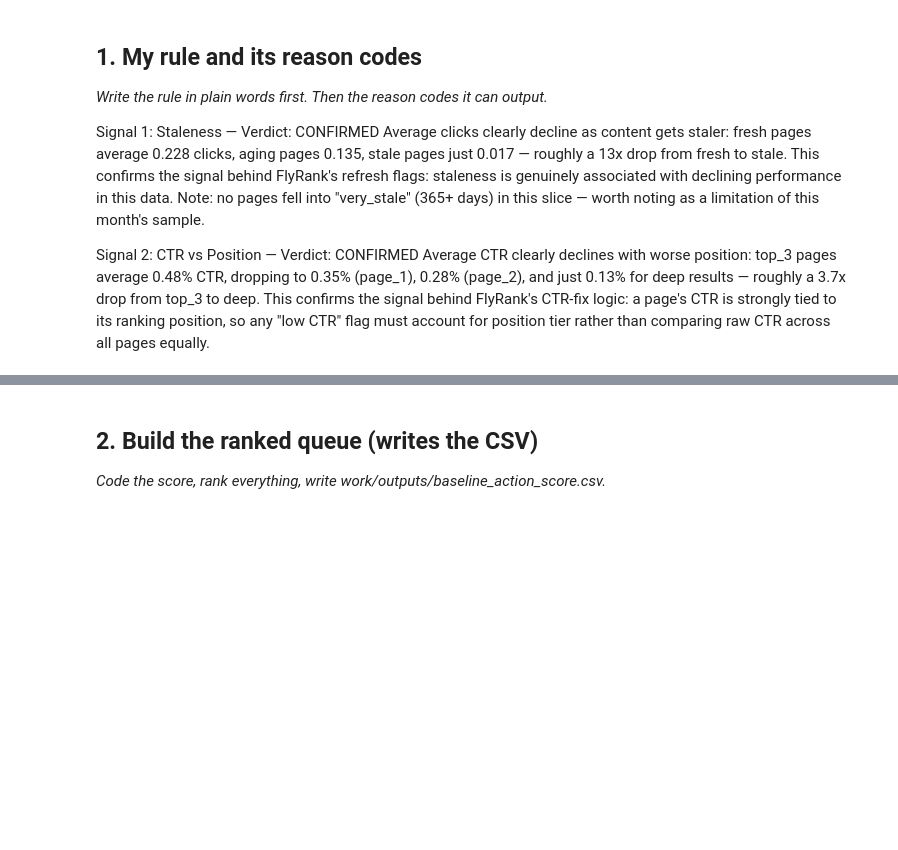
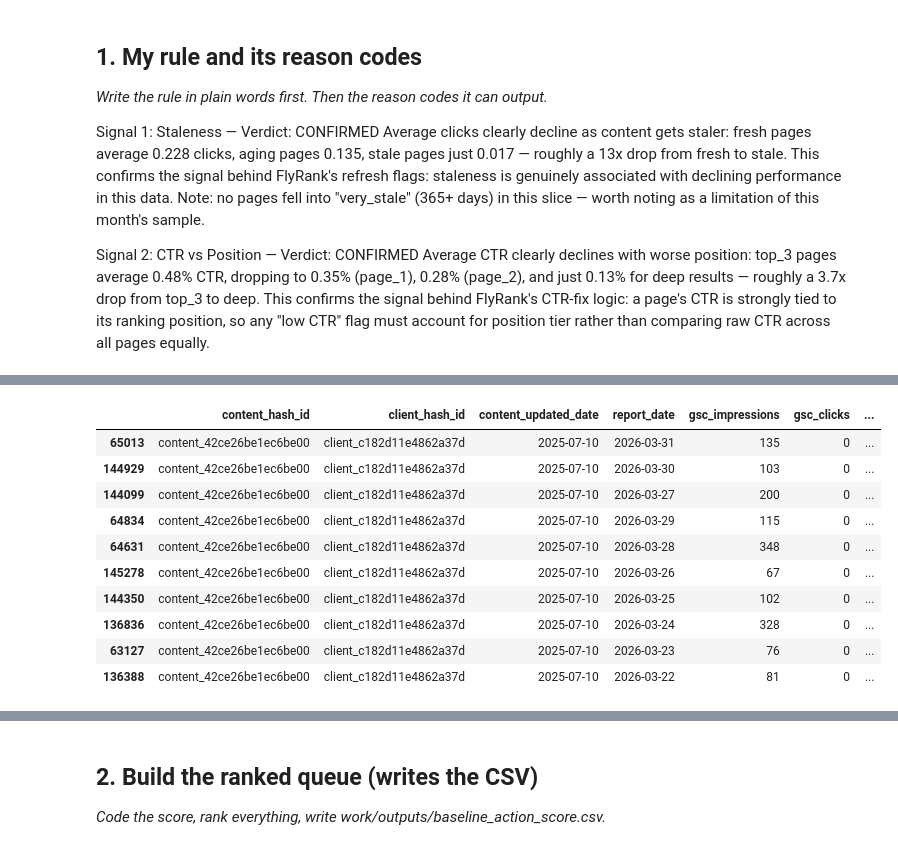
Before and after one commit to codingsheep17/flyrank-ml-internship, a Jupyter notebook: work/notebooks/w04_baseline_score.ipynb, the cells around one changed output, grey strips where cells are left out. Cells and saved outputs as stored; diff of their text form; code cells hidden in the pictures; blank space fills up the shorter version.

```diff
--- a/work/notebooks/w04_baseline_score.ipynb
+++ b/work/notebooks/w04_baseline_score.ipynb
@@ -137,0 +198,51 @@ Average CTR clearly declines with worse position: top_3 pages average 0.48% CTR,
+# %%
+import numpy as np
+
+# Position bucket for CTR context (needed to compare CTR fairly, per Signal 2 finding)
+def position_bucket(pos):
+    if pos <= 3: return 'top_3'
+    elif pos <= 10: return 'page_1'
+    elif pos <= 20: return 'page_2'
+    else: return 'deep'
+
+baseline_df['position_bucket'] = baseline_df['gsc_avg_position'].apply(position_bucket)
+
+# Expected CTR per bucket (from Signal 2 results)
+expected_ctr = {'top_3': 0.004756, 'page_1': 0.003473, 'page_2': 0.002770, 'deep': 0.001289}
+baseline_df['expected_ctr'] = baseline_df['position_bucket'].map(expected_ctr)
+baseline_df['ctr_gap'] = baseline_df['expected_ctr'] - baseline_df['ctr']
+
+# Normalize staleness and ctr_gap to 0-1, combine into one score
+baseline_df['staleness_norm'] = (baseline_df['days_stale'] - baseline_df['days_stale'].min()) / (baseline_df['days_stale'].max() - baseline_df['days_stale'].min())
+baseline_df['ctr_gap_norm'] = (baseline_df['ctr_gap'] - baseline_df['ctr_gap'].min()) / (baseline_df['ctr_gap'].max() - baseline_df['ctr_gap'].min())
+
+baseline_df['score'] = 0.5 * baseline_df['staleness_norm'] + 0.5 * baseline_df['ctr_gap_norm']
+
+# Reason code
+def reason_code(row):
+    if row['days_stale'] > 180 and row['ctr_gap'] > 0:
+        return 'stale_and_underperforming_ctr'
+    elif row['days_stale'] > 180:
+        return 'stale_visible_page'
+    elif row['ctr_gap'] > 0:
+        return 'low_ctr_for_position'
+    else:
+        return 'low_priority'
+
+baseline_df['reason_code'] = baseline_df.apply(reason_code, axis=1)
+baseline_df['action'] = 'review_for_refresh'
+
+baseline_df = baseline_df.sort_values('score', ascending=False)
+baseline_df.head(10)
+# %% [output]
+|  | content_hash_id | client_hash_id | content_updated_date | report_date | gsc_impressions | gsc_clicks | ... |
+| 65013 | content_42ce26be1ec6be00 | client_c182d11e4862a37d | 2025-07-10 | 2026-03-31 | 135 | 0 | ... |
+| 144929 | content_42ce26be1ec6be00 | client_c182d11e4862a37d | 2025-07-10 | 2026-03-30 | 103 | 0 | ... |
+| 144099 | content_42ce26be1ec6be00 | client_c182d11e4862a37d | 2025-07-10 | 2026-03-27 | 200 | 0 | ... |
+| 64834 | content_42ce26be1ec6be00 | client_c182d11e4862a37d | 2025-07-10 | 2026-03-29 | 115 | 0 | ... |
+| 64631 | content_42ce26be1ec6be00 | client_c182d11e4862a37d | 2025-07-10 | 2026-03-28 | 348 | 0 | ... |
+| 145278 | content_42ce26be1ec6be00 | client_c182d11e4862a37d | 2025-07-10 | 2026-03-26 | 67 | 0 | ... |
+| 144350 | content_42ce26be1ec6be00 | client_c182d11e4862a37d | 2025-07-10 | 2026-03-25 | 102 | 0 | ... |
+| 136836 | content_42ce26be1ec6be00 | client_c182d11e4862a37d | 2025-07-10 | 2026-03-24 | 328 | 0 | ... |
+| 63127 | content_42ce26be1ec6be00 | client_c182d11e4862a37d | 2025-07-10 | 2026-03-23 | 76 | 0 | ... |
+| 136388 | content_42ce26be1ec6be00 | client_c182d11e4862a37d | 2025-07-10 | 2026-03-22 | 81 | 0 | ... |
```
Also changed, not shown: parts of 5 cells of this notebook.
